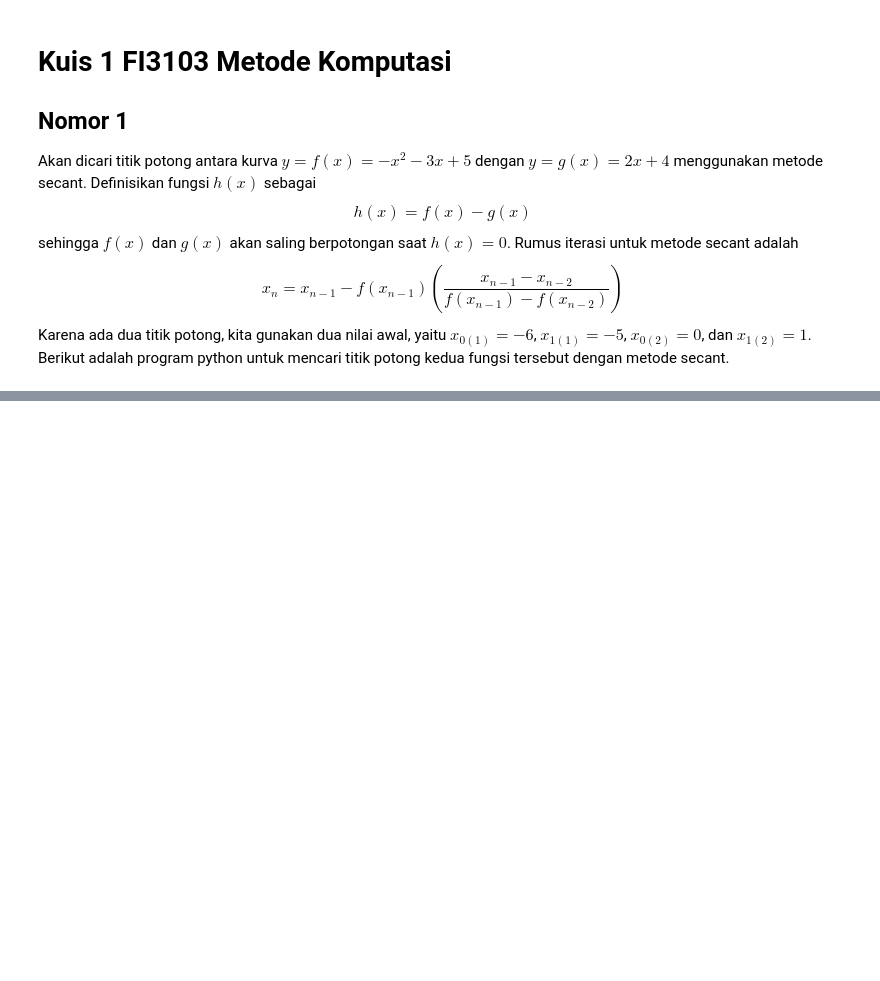
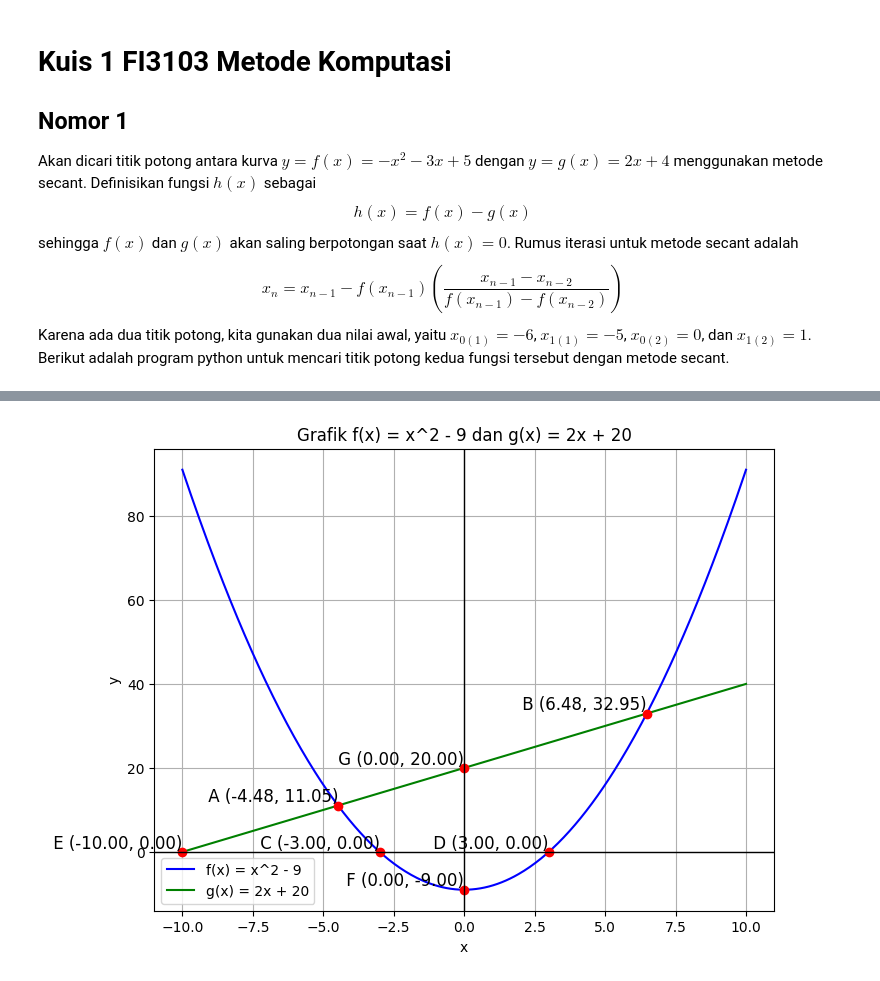
Before and after one commit to JonathanSugijanto/Tugas_2_Santai, a Jupyter notebook: task_1.ipynb, the cells around one changed output, grey strips where cells are left out. Drawn from its saved outputs; the diff is of its cells as text; code cells hidden in the pictures; blank space fills up the shorter version.

```diff
--- a/task_1.ipynb
+++ b/task_1.ipynb
@@ -75,0 +41,53 @@ Titik potong kedua ditemukan pada x = 0.192582, y = 4.385165
+# %%
+# Nilai tebakan awal untuk titik potong kedua fungsi
+intersection_1 = secant_method(h, -5, -4)  # Estimasi awal titik potong pertama
+intersection_2 = secant_method(h, 5, 7)   # Estimasi titik potong kedua
+
+# Titik potong dengan sumbu-y
+f_y_intercept = f(0)
+g_y_intercept = g(0)
+
+# Nilai tebakan awal untuk titik potong kedua fungsi dengan sumbu-x
+f_x_intercept_1 = secant_method(f, -4, -2)
+f_x_intercept_2 = secant_method(f, 2, 4)
+g_x_intercept = secant_method(g, -12, -9)
+
+# Titik-titik potong
+points = [
+    (intersection_1, f(intersection_1)),    # f(x) dengan g(x)
+    (intersection_2, f(intersection_2)),    # f(x) dengan g(x)
+    (f_x_intercept_1, 0),                   # f(x) dengan sumbu-x
+    (f_x_intercept_2, 0),                   # f(x) dengan sumbu-x
+    (g_x_intercept, 0),                     # g(x) dengan sumbu-x
+    (0, f_y_intercept),                     # f(x) dengan sumbu-y
+    (0, g_y_intercept)                      # g(x) dengan sumbu-y
+]
+
+# Label untuk titik-titik potong
+labels = ['A', 'B', 'C', 'D', 'E', 'F', 'G']
+
+# Plot fungsi f(x) dan g(x)
+x_vals = np.linspace(-10, 10, 400)
+f_vals = f(x_vals)
+g_vals = g(x_vals)
+
+plt.figure(figsize=(8,6))
+
+plt.plot(x_vals, f_vals, label='f(x) = x^2 - 9', color='blue')
+plt.plot(x_vals, g_vals, label='g(x) = 2x + 20', color='green')
+
+# Plot titik potong
+for i, (x, y) in enumerate(points):
+    plt.plot(x, y, 'ro')  # Plotkan titik
+    plt.text(x, y, f' {labels[i]} ({x:.2f}, {y:.2f})', fontsize=12, verticalalignment='bottom', horizontalalignment='right')
+
+plt.axhline(0, color='black',linewidth=1)
+plt.axvline(0, color='black',linewidth=1)
+plt.grid(True)
+plt.legend()
+plt.title("Grafik f(x) = x^2 - 9 dan g(x) = 2x + 20")
+plt.xlabel("x")
+plt.ylabel("y")
+plt.show()
+# %% [output]
+[figure, added]
```
Also changed, not shown: parts of 3 cells of this notebook, 4 other files.
